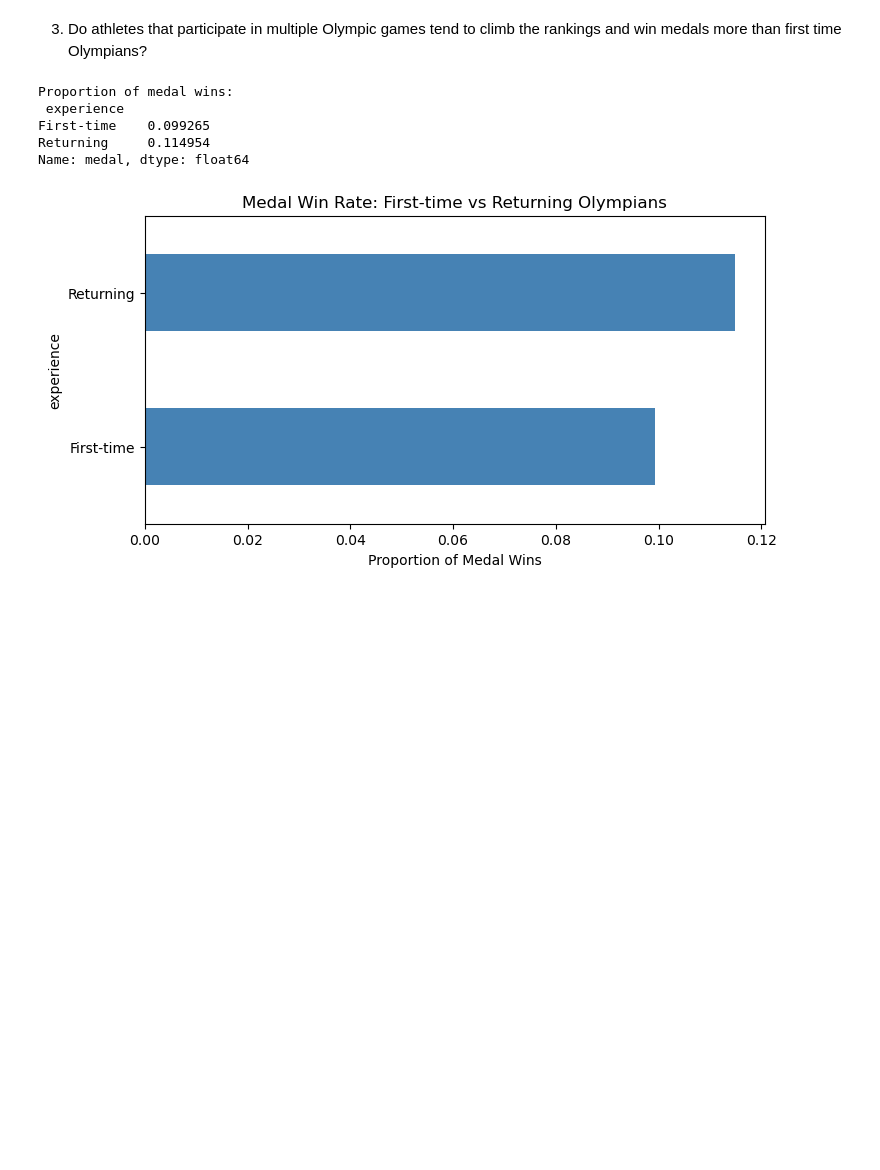
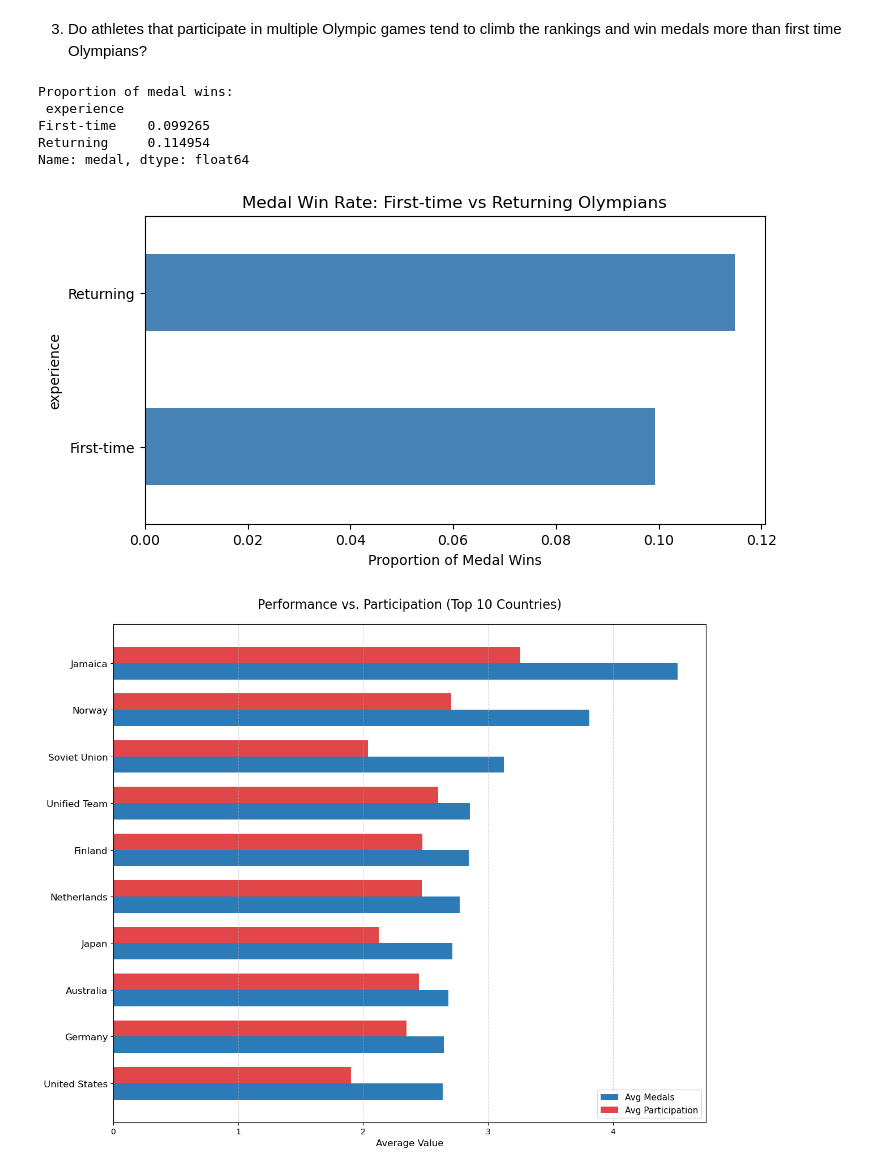
Before and after one commit to andresprincipe/jhu_patterns_and_reps_final, a Jupyter notebook: EDA.ipynb, the cells around one changed output. Drawn from its saved outputs; the diff is of its cells as text; code cells hidden in the pictures; blank space fills up the shorter version.

```diff
--- a/EDA.ipynb
+++ b/EDA.ipynb
@@ -290,3 +292,94 @@ First-time    0.099265
 Returning     0.114954
 Name: medal, dtype: float64
 [figure]
+# %%
+def count_medals(medal_string):
+    """counts athlete_medals in athletes"""
+    if pd.isna(medal_string) or medal_string == 0:
+        return 0
+    # Find all sequences of digits in the string
+    numbers = re.findall(r'\d+', str(medal_string))
+    # Convert found strings to integers and sum them
+    return sum(map(int, numbers))
+
+name_map = {
+    'Russian Federation': 'Russia',
+    'Republic of Korea': 'South Korea',
+    'United States of America': 'United States',
+    'German Democratic Republic (Germany)':'Germany'
+}
+
+athletes['total_medals_count'] = (athletes['athlete_medals']
+                                  .apply(count_medals))
+
+#joining medals and athletes by athlete_full_name
+medal_metric_cols = ['country_name',
+                   'athlete_full_name',
+                   'total_medals_count',
+                   'games_participations']
+medals_athletes = pd.merge(medals,
+                           athletes,
+                           on='athlete_full_name')
+medals_athletes['country_name'] = medals_athletes['country_name'].replace(name_map)
+medal_metrics = medals_athletes[medal_metric_cols]
+
+country_mean_metrics = (medal_metrics
+                        .groupby('country_name')
+                        .agg({'total_medals_count': 'mean',
+                            'games_participations': 'mean',
+                            'athlete_full_name': 'count'
+                             }
+                            )
+                       )
+# Rename columns
+country_mean_metrics.columns = ['Avg Medals per Athlete',
+                                'Avg Games Participation',
+                                'Number of Athletes']
+
+# Sort by Avg Medals to see the top performers
+country_mean_metrics = (country_mean_metrics
+                        .sort_values(by='Avg Medals per Athlete',
+                                     ascending=False
+                                    )
+                       )
+
+
+# Filter for countries with at least 50 athletes for a fairer comparison
+more_than_50 = country_mean_metrics['Number of Athletes'] >= 50
+filtered_metrics = country_mean_metrics[more_than_50]
+
+# 1. Reverse top_10 so the #1 country is at the top of the chart
+top_10_plot = filtered_metrics.head(10).iloc[::-1]
+
+# 2. Set up the figure
+fig, ax = plt.subplots(figsize=(12, 10))
+
+# 3. Define bar height and positions
+height = 0.35
+y_indices = range(len(top_10_plot))
+
+# 4. Plot horizontal bars
+bar1 = ax.barh([y - height/2 for y in y_indices],
+               top_10_plot['Avg Medals per Athlete'],
+               height, label='Avg Medals', color='#2c7bb6')
+
+bar2 = ax.barh([y + height/2 for y in y_indices],
+               top_10_plot['Avg Games Participation'],
+               height, label='Avg Participation', color='#d7191c', alpha=0.8)
+
+# 5. Formatting for readability
+ax.set_yticks(y_indices)
+ax.set_yticklabels(top_10_plot.index, fontsize=12) # Larger font for countries
+ax.set_xlabel('Average Value', fontsize=12)
+ax.set_title('Performance vs. Participation (Top 10 Countries)', fontsize=16, pad=20)
+
+# 6. Add the legend
+ax.legend(loc='lower right', fontsize=11)
+
+# 7. Add gridlines for the x-axis to help track the bar lengths
+ax.grid(axis='x', linestyle='--', alpha=0.6)
+
+plt.tight_layout()
+plt.show()
+# %% [output]
+[figure, added]
```
Also changed, not shown: parts of 4 cells of this notebook.
